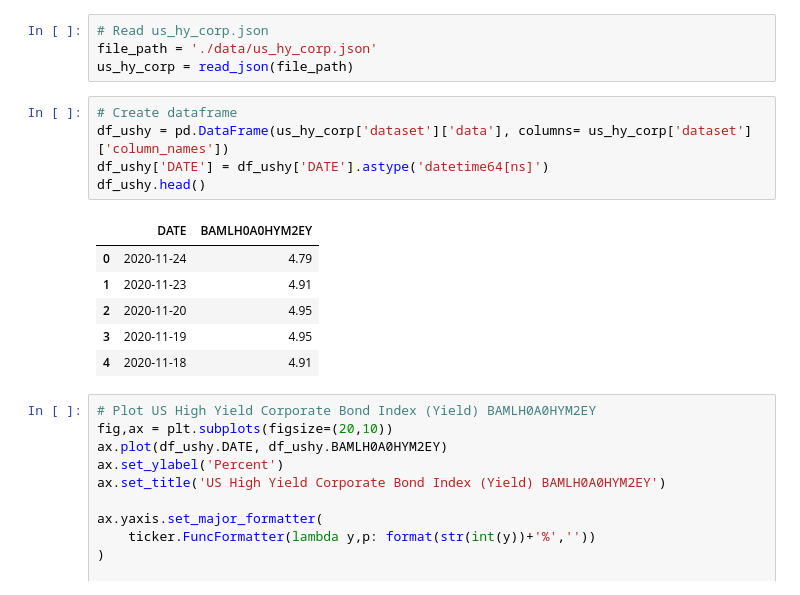
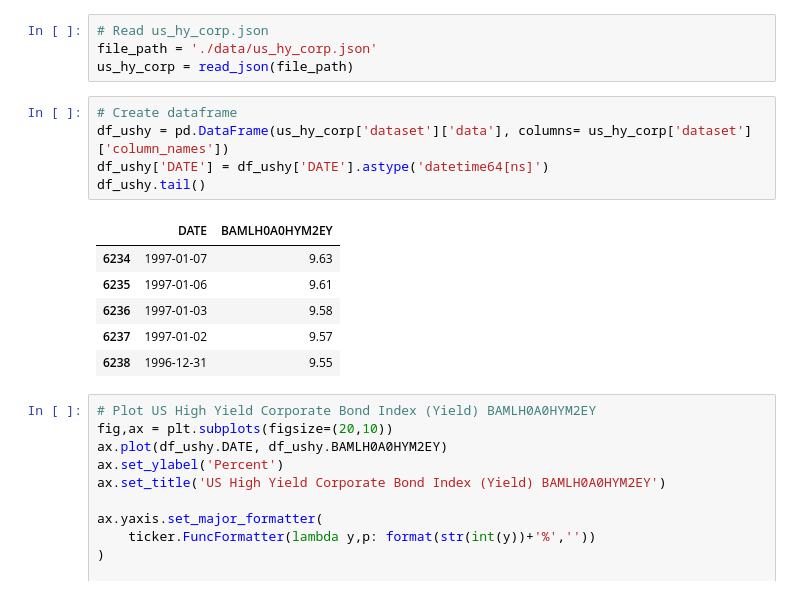
Before and after one commit to AmitSamra/Bonds, a Jupyter notebook: bonds.ipynb, the cells around one changed output. Drawn from its saved outputs; the diff is of its cells as text.

```diff
--- a/bonds.ipynb
+++ b/bonds.ipynb
@@ -61,15 +61,15 @@ us_hy_corp = read_json(file_path)
 # %%
 # Create dataframe
 df_ushy = pd.DataFrame(us_hy_corp['dataset']['data'], columns= us_hy_corp['dataset']['column_names'])
 df_ushy['DATE'] = df_ushy['DATE'].astype('datetime64[ns]')
-df_ushy.head()
+df_ushy.tail()
 # %% [output]
 |  | DATE | BAMLH0A0HYM2EY |
-| 0 | 2020-11-24 | 4.79 |
-| 1 | 2020-11-23 | 4.91 |
-| 2 | 2020-11-20 | 4.95 |
-| 3 | 2020-11-19 | 4.95 |
-| 4 | 2020-11-18 | 4.91 |
+| 6234 | 1997-01-07 | 9.63 |
+| 6235 | 1997-01-06 | 9.61 |
+| 6236 | 1997-01-03 | 9.58 |
+| 6237 | 1997-01-02 | 9.57 |
+| 6238 | 1996-12-31 | 9.55 |
 # %%
 # Plot US High Yield Corporate Bond Index (Yield) BAMLH0A0HYM2EY
 fig,ax = plt.subplots(figsize=(20,10))
```
Also changed, not shown: parts of 27 cells of this notebook.
